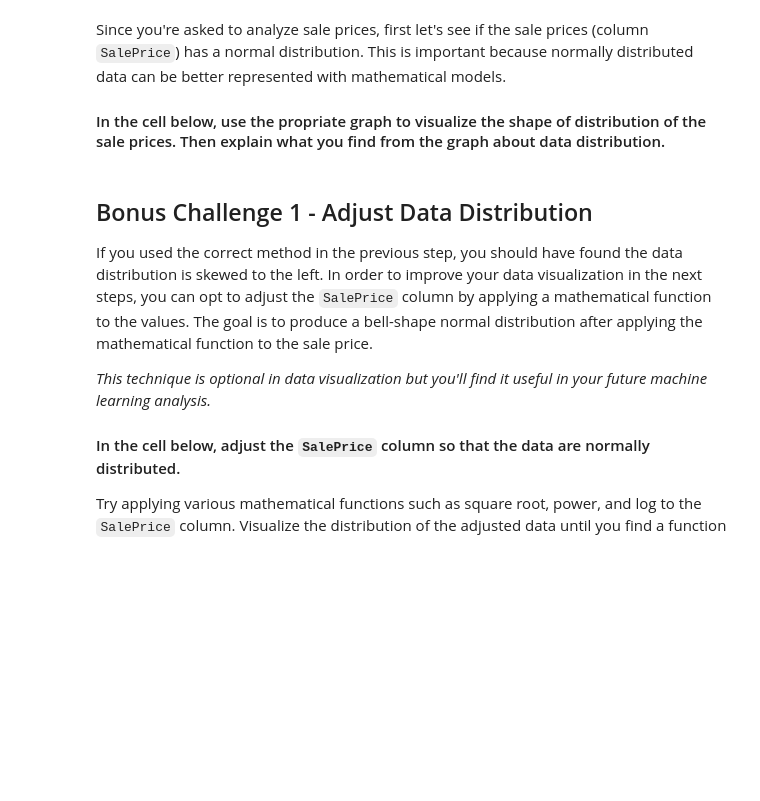
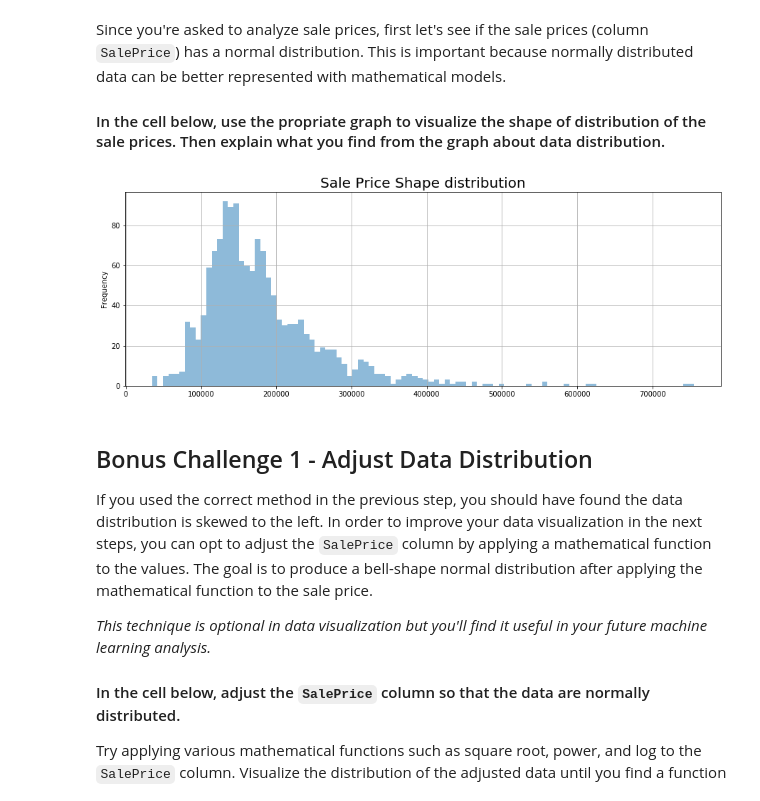
Before and after one commit to ta-datapt-bcn/lab-storytelling-data-visualization, a Jupyter notebook: your-code/main.ipynb, the cells around one changed output. Drawn from its saved outputs; the diff is of its cells as text; code cells hidden in the pictures; blank space fills up the shorter version.

```diff
--- a/your-code/main.ipynb
+++ b/your-code/main.ipynb
@@ -37,3 +44,4 @@ You find the dataset has 81 columns which are a lot.
 #### Since the column `Id` is meaningless in our data visualization work, let's drop it
 # %%
 # your code here
+df = df.drop('Id', axis=1)
@@ -51,0 +68,6 @@ Make a table containing the column name and the percentage of missing values. Pr
+# %%
+# your code here
+percent_missing = df.isnull().sum() * 100 / len(df)
+percent_missing = percent_missing[percent_missing > 20].reset_index()
+percent_missing.columns = ['Column', 'Percent Miss Val']
+percent_missing
@@ -55,3 +84,4 @@ Make a table containing the column name and the percentage of missing values. Pr
 After dropping, check the shape of your dataframes. You should have 75 columns now.
 # %%
 # your code here
+df = df.drop(percent_missing['Column'], axis=1)
@@ -64,2 +112,10 @@ Since you're asked to analyze sale prices, first let's see if the sale prices (c
+# %%
+# your code here
+plt.figure(figsize = (15,5))
+df['SalePrice'].plot.hist(alpha=0.5, bins=100, grid=True, legend=None)
+plt.title('Sale Price Shape distribution', fontsize=20)
+plt.show()
+# %% [output]
+[figure, added]
 # %%
 # your comment here
```
Also changed, not shown: parts of 65 cells of this notebook.
